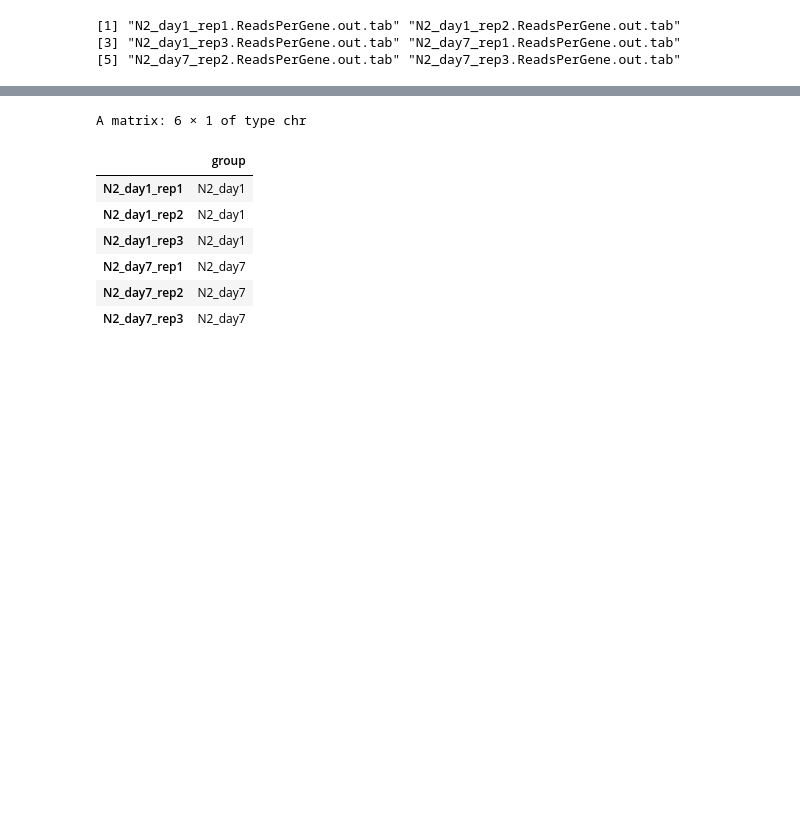
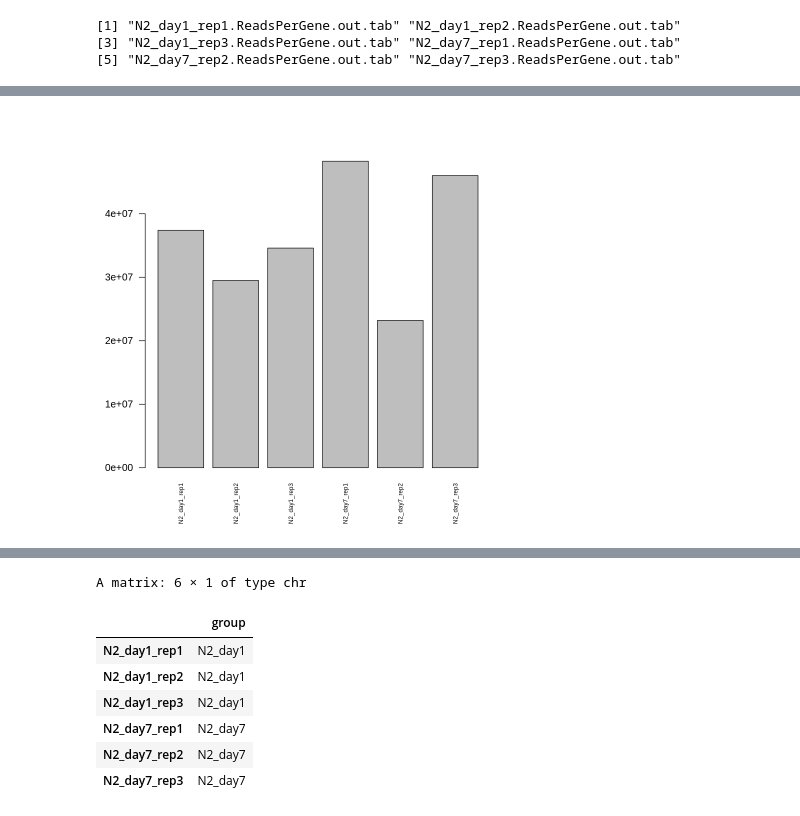
Before and after one commit to Bix4UMD/BIOI611_lab, a Jupyter notebook: docs/BIOI611_DESeq2_analysis.ipynb, the cells around one changed output, grey strips where cells are left out. Saved outputs shown, nothing was run; the diff lists cells and outputs as text; code cells hidden in the pictures; blank space fills up the shorter version.

```diff
--- a/docs/BIOI611_DESeq2_analysis.ipynb
+++ b/docs/BIOI611_DESeq2_analysis.ipynb
@@ -93,0 +127,6 @@ merged_df$GeneID = NULL
+# %%
+barplot(colSums(merged_df),
+         las = 2,
+         cex.names= 0.6)
+# %% [output]
+[figure, added]
```
Also changed, not shown: parts of 35 cells of this notebook.
